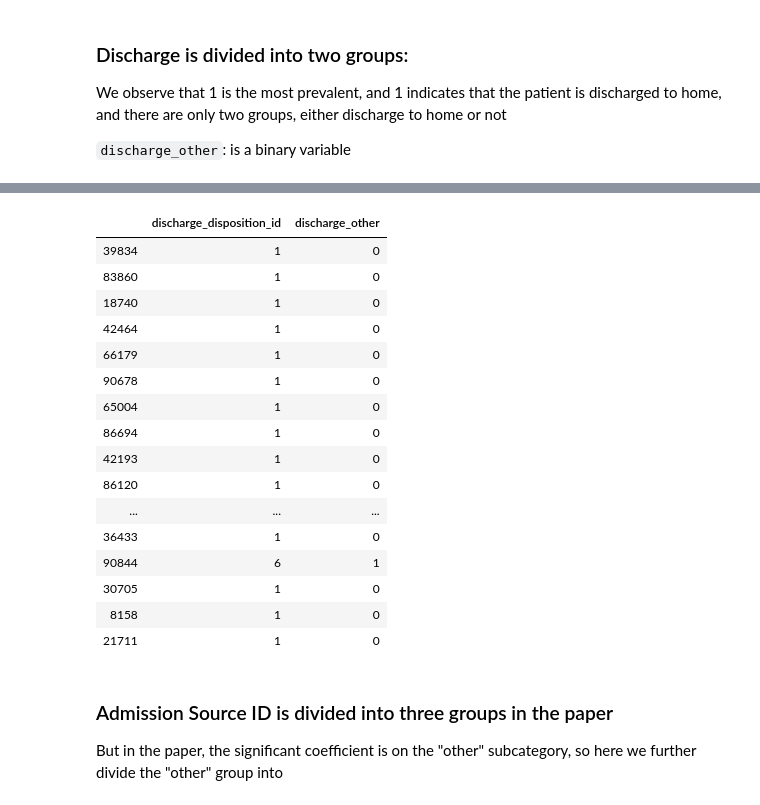
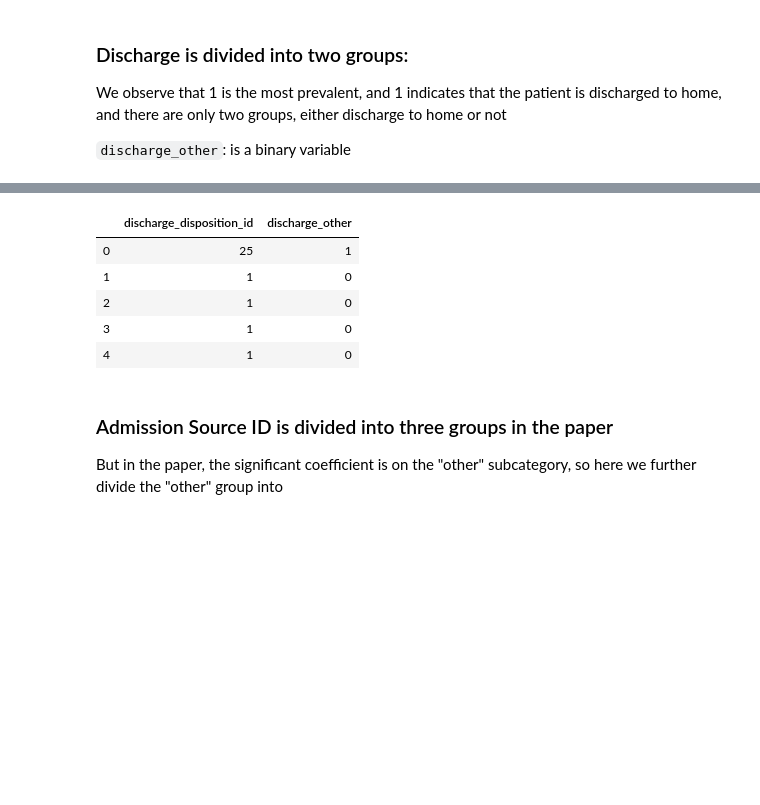
Before and after one commit to borkostolo/healthcare, a Jupyter notebook: dev/kailun/Readmission Model Initial EDA and Interaction Feature Engineering.ipynb, the cells around one changed output, grey strips where cells are left out. Saved outputs shown, nothing was run; the diff lists cells and outputs as text; code cells hidden in the pictures; blank space fills up the shorter version.

```diff
--- a/dev/kailun/Readmission Model Initial EDA and Interaction Feature Engineering.ipynb
+++ b/dev/kailun/Readmission Model Initial EDA and Interaction Feature Engineering.ipynb
@@ -562,25 +520,14 @@ train_data_2['discharge_other']= 0
 train_data_2.loc[train_data_2['discharge_disposition_id']!= 1 ,'discharge_other'] = 1
 # %%
 #check with a comparison between discharge_disposition_id and discharge_other, make sure they match
-train_data_2[['discharge_disposition_id', 'discharge_other']].sample(50)
+train_data_2[['discharge_disposition_id', 'discharge_other']].head()
 # %% [output]
 |  | discharge_disposition_id | discharge_other |
-| 39834 | 1 | 0 |
-| 83860 | 1 | 0 |
-| 18740 | 1 | 0 |
-| 42464 | 1 | 0 |
-| 66179 | 1 | 0 |
-| 90678 | 1 | 0 |
-| 65004 | 1 | 0 |
-| 86694 | 1 | 0 |
-| 42193 | 1 | 0 |
-| 86120 | 1 | 0 |
-| ... | ... | ... |
-| 36433 | 1 | 0 |
-| 90844 | 6 | 1 |
-| 30705 | 1 | 0 |
-| 8158 | 1 | 0 |
-| 21711 | 1 | 0 |
+| 0 | 25 | 1 |
+| 1 | 1 | 0 |
+| 2 | 1 | 0 |
+| 3 | 1 | 0 |
+| 4 | 1 | 0 |
 # %%
 six_dum_tree= train_data_2[['discharge_other']]
 six= six_dum_tree.columns
```
Also changed, not shown: parts of 43 cells of this notebook, 11 other files.
